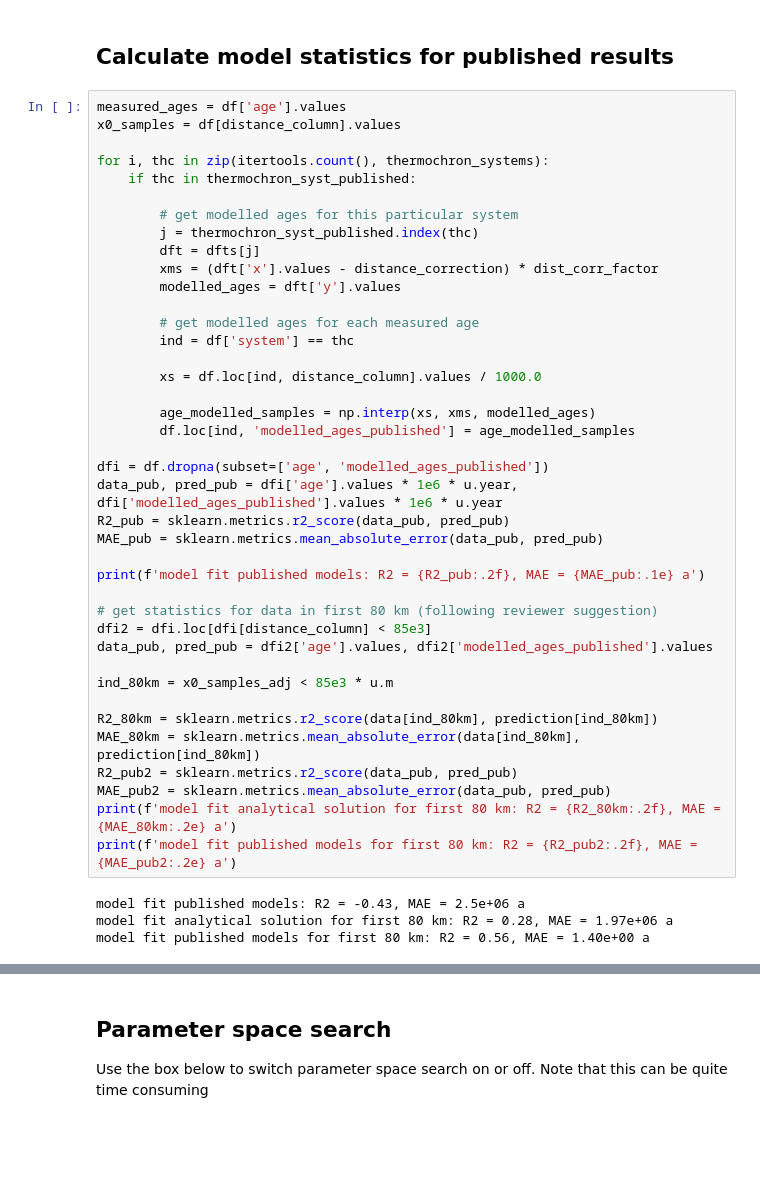
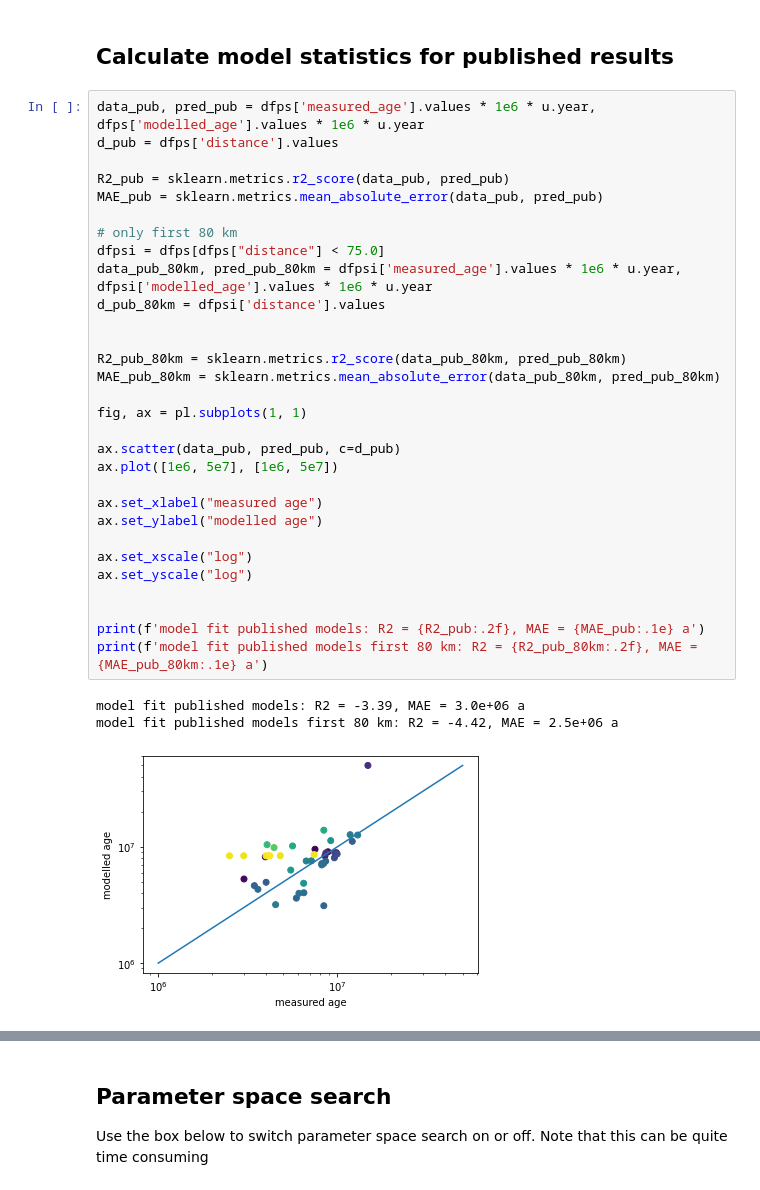
Before and after one commit to ElcoLuijendijk/wedgex, a Jupyter notebook: wedgex.ipynb, the cells around one changed output, grey strips where cells are left out. Saved outputs shown, nothing was run; the diff lists cells and outputs as text; blank space fills up the shorter version.

```diff
--- a/wedgex.ipynb
+++ b/wedgex.ipynb
@@ -997,46 +1073,36 @@ dist_corr_factor = 1.13
 # %% [markdown]
 ## Calculate model statistics for published results
-# %%
-measured_ages = df['age'].values
-x0_samples = df[distance_column].values
-
-for i, thc in zip(itertools.count(), thermochron_systems):
-    if thc in thermochron_syst_published:
-
-        # get modelled ages for this particular system
-        j = thermochron_syst_published.index(thc)
-        dft = dfts[j]
-        xms = (dft['x'].values - distance_correction) * dist_corr_factor
-        modelled_ages = dft['y'].values
-
-        # get modelled ages for each measured age
-        ind = df['system'] == thc
-
-        xs = df.loc[ind, distance_column].values / 1000.0
-
-        age_modelled_samples = np.interp(xs, xms, modelled_ages)
-        df.loc[ind, 'modelled_ages_published'] = age_modelled_samples
-
-dfi = df.dropna(subset=['age', 'modelled_ages_published'])
-data_pub, pred_pub = dfi['age'].values * 1e6 * u.year, dfi['modelled_ages_published'].values * 1e6 * u.year
-R2_pub = sklearn.metrics.r2_score(data_pub, pred_pub)
-MAE_pub = sklearn.metrics.mean_absolute_error(data_pub, pred_pub)
-
-print(f'model fit published models: R2 = {R2_pub:.2f}, MAE = {MAE_pub:.1e} a')
-
-# get statistics for data in first 80 km (following reviewer suggestion)
-dfi2 = dfi.loc[dfi[distance_column] < 85e3]
-data_pub, pred_pub = dfi2['age'].values, dfi2['modelled_ages_published'].values
-
-ind_80km = x0_samples_adj < 85e3 * u.m
-
-R2_80km = sklearn.metrics.r2_score(data[ind_80km], prediction[ind_80km])
-MAE_80km = sklearn.metrics.mean_absolute_error(data[ind_80km], prediction[ind_80km])
-R2_pub2 = sklearn.metrics.r2_score(data_pub, pred_pub)
-MAE_pub2 = sklearn.metrics.mean_absolute_error(data_pub, pred_pub)
-print(f'model fit analytical solution for first 80 km: R2 = {R2_80km:.2f}, MAE = {MAE_80km:.2e} a')
-print(f'model fit published models for first 80 km: R2 = {R2_pub2:.2f}, MAE = {MAE_pub2:.2e} a')
-# %% [output]
-model fit published models: R2 = -0.43, MAE = 2.5e+06 a
-model fit analytical solution for first 80 km: R2 = 0.28, MAE = 1.97e+06 a
-model fit published models for first 80 km: R2 = 0.56, MAE = 1.40e+00 a
+# %%
+data_pub, pred_pub = dfps['measured_age'].values * 1e6 * u.year, dfps['modelled_age'].values * 1e6 * u.year
+d_pub = dfps['distance'].values
+
+R2_pub = sklearn.metrics.r2_score(data_pub, pred_pub)
+MAE_pub = sklearn.metrics.mean_absolute_error(data_pub, pred_pub)
+
+# only first 80 km
+dfpsi = dfps[dfps["distance"] < 75.0]
+data_pub_80km, pred_pub_80km = dfpsi['measured_age'].values * 1e6 * u.year, dfpsi['modelled_age'].values * 1e6 * u.year
+d_pub_80km = dfpsi['distance'].values
+
+
+R2_pub_80km = sklearn.metrics.r2_score(data_pub_80km, pred_pub_80km)
+MAE_pub_80km = sklearn.metrics.mean_absolute_error(data_pub_80km, pred_pub_80km)
+
+fig, ax = pl.subplots(1, 1)
+
+ax.scatter(data_pub, pred_pub, c=d_pub)
+ax.plot([1e6, 5e7], [1e6, 5e7])
+
+ax.set_xlabel("measured age")
+ax.set_ylabel("modelled age")
+
+ax.set_xscale("log")
+ax.set_yscale("log")
+
+
+print(f'model fit published models: R2 = {R2_pub:.2f}, MAE = {MAE_pub:.1e} a')
+print(f'model fit published models first 80 km: R2 = {R2_pub_80km:.2f}, MAE = {MAE_pub_80km:.1e} a')
+# %% [output]
+model fit published models: R2 = -3.39, MAE = 3.0e+06 a
+model fit published models first 80 km: R2 = -4.42, MAE = 2.5e+06 a
+[figure, added]
```
Also changed, not shown: parts of 15 cells of this notebook, 11 other files.
